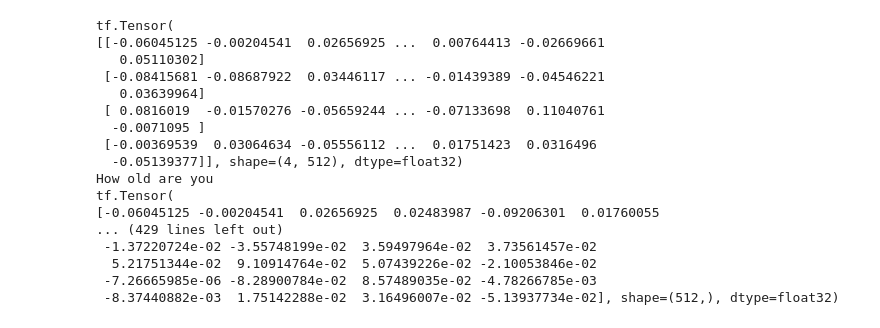
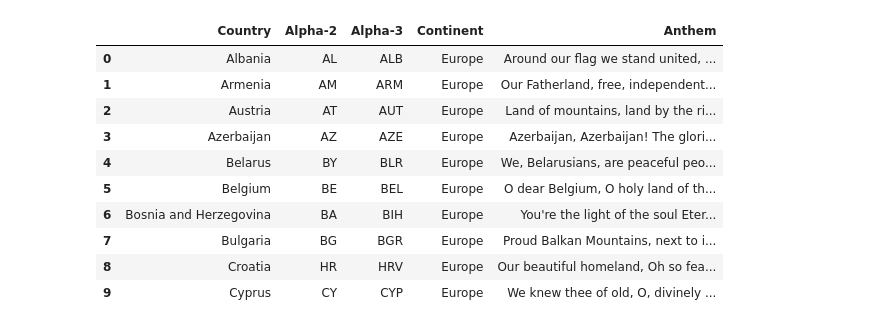
Before and after one commit to ChaitanyaGadde98/national-anthems-classification-nlp, a Jupyter notebook: main.ipynb, the cells around one changed output. Saved outputs shown, nothing was run; the diff lists cells and outputs as text; code cells hidden in the pictures.

```diff
--- a/main.ipynb
+++ b/main.ipynb
@@ -24,44 +20,0 @@ Requirement already satisfied: googledrivedownloader in /usr/local/lib/python3.9
-# %%
-
-# import necessary libraries
-import tensorflow_hub as hub
-
-# Load pre-trained universal sentence encoder model
-embed = hub.load("https://tfhub.dev/google/universal-sentence-encoder/4")
-
-# Sentences for which you want to create embeddings,
-# passed as an array in embed()
-Sentences = [
-    "How old are you",
-    "What is your age",
-    "I love to watch Television",
-    "I am wearing a wrist watch"
-]
-embeddings = embed(Sentences)
-
-# Printing embeddings of each sentence
-print(embeddings)
-
-# To print each embeddings along with its corresponding
-# sentence below code can be used.
-for i in range(len(Sentences)):
-    print(Sentences[i])
-    print(embeddings[i])
-# %% [output]
-tf.Tensor(
-[[-0.06045125 -0.00204541  0.02656925 ...  0.00764413 -0.02669661
-   0.05110302]
- [-0.08415681 -0.08687922  0.03446117 ... -0.01439389 -0.04546221
-   0.03639964]
- [ 0.0816019  -0.01570276 -0.05659244 ... -0.07133698  0.11040761
-  -0.0071095 ]
- [-0.00369539  0.03064634 -0.05556112 ...  0.01751423  0.0316496
-  -0.05139377]], shape=(4, 512), dtype=float32)
-How old are you
-tf.Tensor(
-[-0.06045125 -0.00204541  0.02656925  0.02483987 -0.09206301  0.01760055
-... (429 lines left out)
- -1.37220724e-02 -3.55748199e-02  3.59497964e-02  3.73561457e-02
-  5.21751344e-02  9.10914764e-02  5.07439226e-02 -2.10053846e-02
- -7.26665985e-06 -8.28900784e-02  8.57489035e-02 -4.78266785e-03
- -8.37440882e-03  1.75142288e-02  3.16496007e-02 -5.13937734e-02], shape=(512,), dtype=float32)
@@ -67,0 +25,24 @@ tf.Tensor(
+# %%
+def download_dataset_file(URL):
+  response = requests.get(URL)
+  with open('anthems.csv', 'w') as f:
+      f.write(response.content.decode('utf-8'))
+# %%
+DATSET_URL = "https://drive.google.com/uc?id=1rUjeCOcuWUAf-SoCfXQPehBu8Uneyt9p&export=download"
+# %%
+download_dataset_file(DATSET_URL)
+
+dataset = pd.read_csv("anthems.csv")
+dataset.head(10)
+# %% [output]
+|  | Country | Alpha-2 | Alpha-3 | Continent | Anthem |
+| 0 | Albania | AL | ALB | Europe | Around our flag we stand united, ... |
+| 1 | Armenia | AM | ARM | Europe | Our Fatherland, free, independent... |
+| 2 | Austria | AT | AUT | Europe | Land of mountains, land by the ri... |
+| 3 | Azerbaijan | AZ | AZE | Europe | Azerbaijan, Azerbaijan! The glori... |
+| 4 | Belarus | BY | BLR | Europe | We, Belarusians, are peaceful peo... |
+| 5 | Belgium | BE | BEL | Europe | O dear Belgium, O holy land of th... |
+| 6 | Bosnia and Herzegovina | BA | BIH | Europe | You're the light of the soul Eter... |
+| 7 | Bulgaria | BG | BGR | Europe | Proud Balkan Mountains, next to i... |
+| 8 | Croatia | HR | HRV | Europe | Our beautiful homeland, Oh so fea... |
+| 9 | Cyprus | CY | CYP | Europe | We knew thee of old, O, divinely ... |
```
Also changed, not shown: parts of 21 cells of this notebook.
